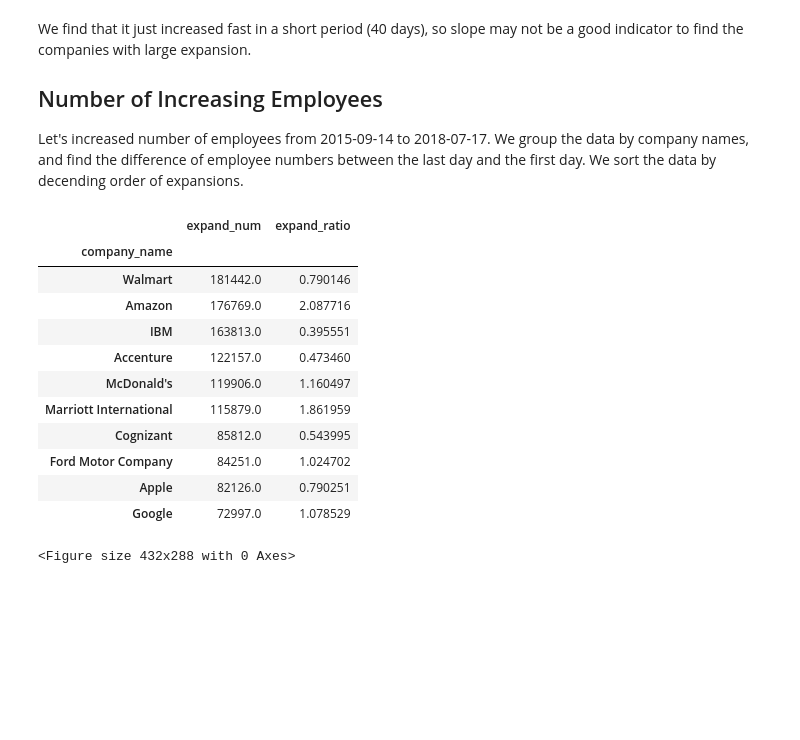
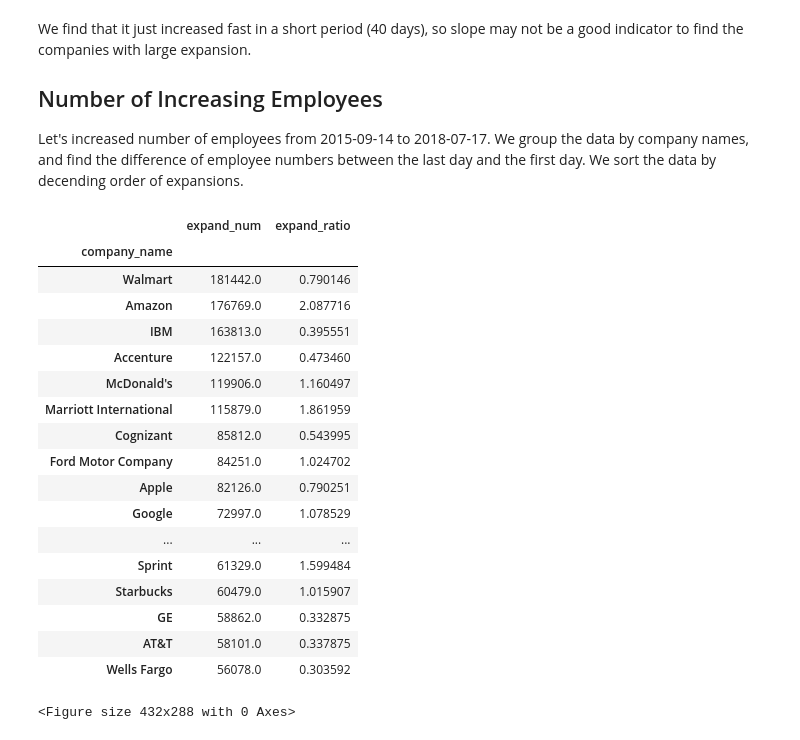
Before and after one commit to yichigo/Stock-From-Linkedin, a Jupyter notebook: S3.ipynb, the cells around one changed output. Saved outputs shown, nothing was run; the diff lists cells and outputs as text; code cells hidden in the pictures; blank space fills up the shorter version.

```diff
--- a/S3.ipynb
+++ b/S3.ipynb
@@ -103,20 +103,26 @@ df_expand['expand_num'], df_expand['expand_ratio'] = list(zip(*df_expand['expans
 df_expand.drop(columns=['expansion'], inplace= True)
 # %%
 df_expand = df_expand.sort_values('expand_num', ascending=False)
-display(df_expand.head(10))
+display(df_expand.head(20))
 # %% [output]
 |  | expand_num | expand_ratio |
 | company_name |  |  |
 | Walmart | 181442.0 | 0.790146 |
 | Amazon | 176769.0 | 2.087716 |
 | IBM | 163813.0 | 0.395551 |
 | Accenture | 122157.0 | 0.473460 |
 | McDonald's | 119906.0 | 1.160497 |
 | Marriott International | 115879.0 | 1.861959 |
 | Cognizant | 85812.0 | 0.543995 |
 | Ford Motor Company | 84251.0 | 1.024702 |
 | Apple | 82126.0 | 0.790251 |
 | Google | 72997.0 | 1.078529 |
+| ... | ... | ... |
+| Sprint | 61329.0 | 1.599484 |
+| Starbucks | 60479.0 | 1.015907 |
+| GE | 58862.0 | 0.332875 |
+| AT&T | 58101.0 | 0.337875 |
+| Wells Fargo | 56078.0 | 0.303592 |
 # %%
 plt.figure()
 df_expand[['expand_num']].hist(bins = 50, color = 'blue', edgecolor='black',log=True,figsize = (10,5))
```
Also changed, not shown: parts of 8 cells of this notebook, 11 other files.
